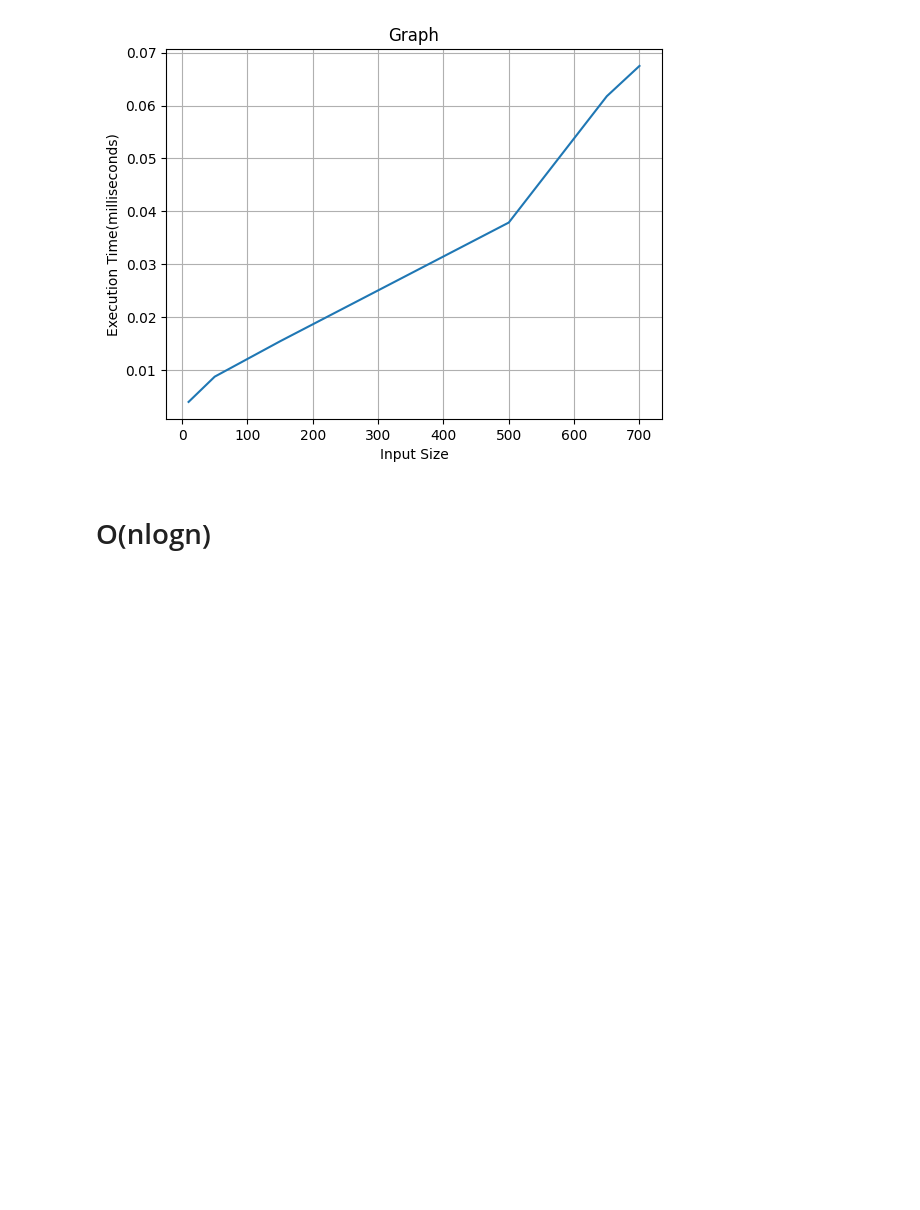
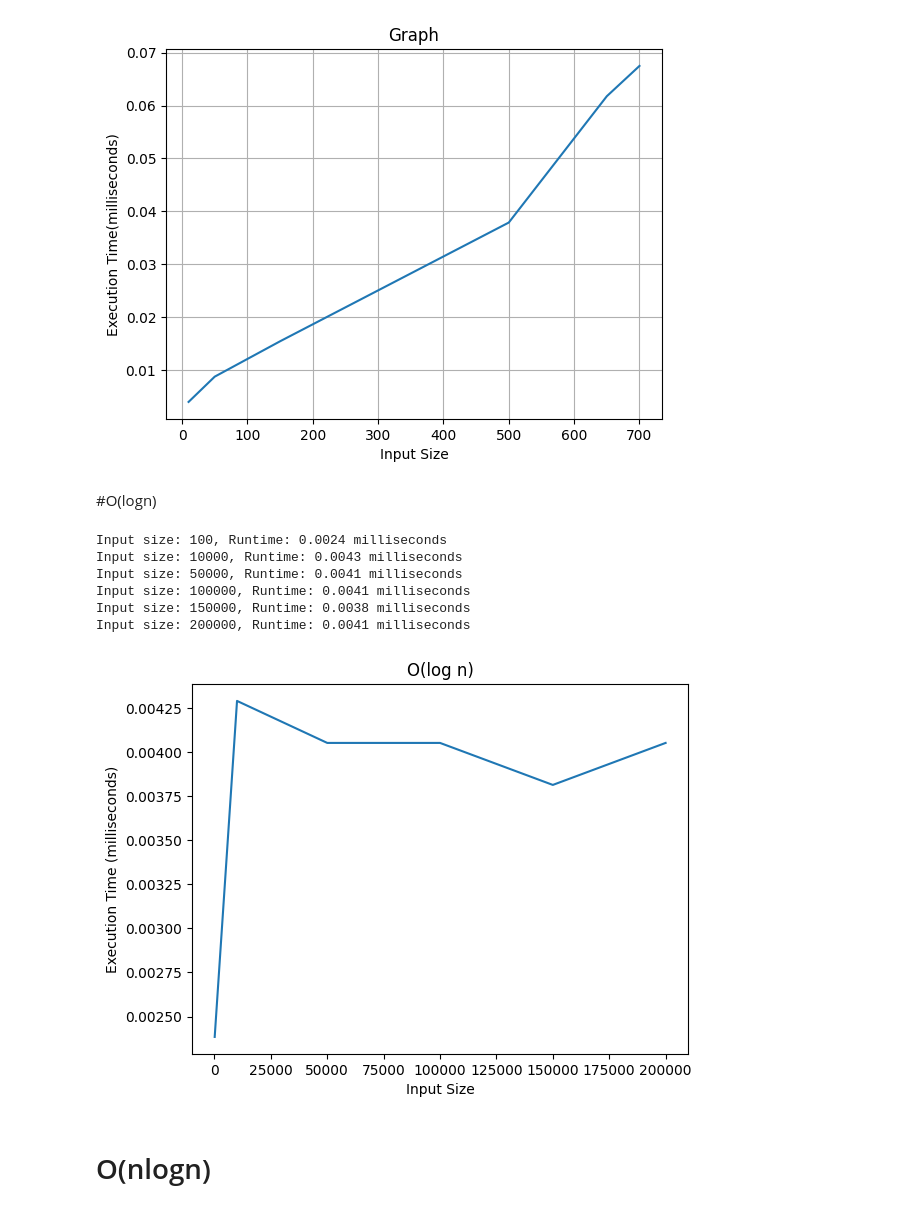
Before and after one commit to cRED-f/ag, a Jupyter notebook: assignment_1.ipynb, the cells around one changed output. Saved outputs shown, nothing was run; the diff lists cells and outputs as text; code cells hidden in the pictures; blank space fills up the shorter version.

```diff
--- a/assignment_1.ipynb
+++ b/assignment_1.ipynb
@@ -252,5 +36,39 @@ Input size: 500, Runtime: 0.0379 milliseconds
 Input size: 650, Runtime: 0.0618 milliseconds
 Input size: 700, Runtime: 0.0675 milliseconds
 [figure]
+# %% [markdown]
+#O(logn)
+# %%
+import matplotlib.pyplot as plt
+import time
+
+def logarithmic_time(n):
+    start = time.time()
+    i = 1
+    while i < n:
+        i *= 2
+    end = time.time()
+    return (end - start) * 1000
+
+arr = [100, 10000, 50000, 100000, 150000, 200000]
+execution_times = []
+for i in arr:
+    execution_time = logarithmic_time(i)
+    execution_times.append(execution_time)
+    print(f"Input size: {i}, Runtime: {execution_time:.4f} milliseconds")
+
+plt.plot(arr, execution_times)
+plt.title('O(log n)')
+plt.xlabel('Input Size')
+plt.ylabel('Execution Time (milliseconds)')
+plt.show()
+# %% [output]
+Input size: 100, Runtime: 0.0024 milliseconds
+Input size: 10000, Runtime: 0.0043 milliseconds
+Input size: 50000, Runtime: 0.0041 milliseconds
+Input size: 100000, Runtime: 0.0041 milliseconds
+Input size: 150000, Runtime: 0.0038 milliseconds
+Input size: 200000, Runtime: 0.0041 milliseconds
+[figure, added]
 # %% [markdown]
 # O(nlogn)
```
Also changed, not shown: parts of 9 cells of this notebook.
